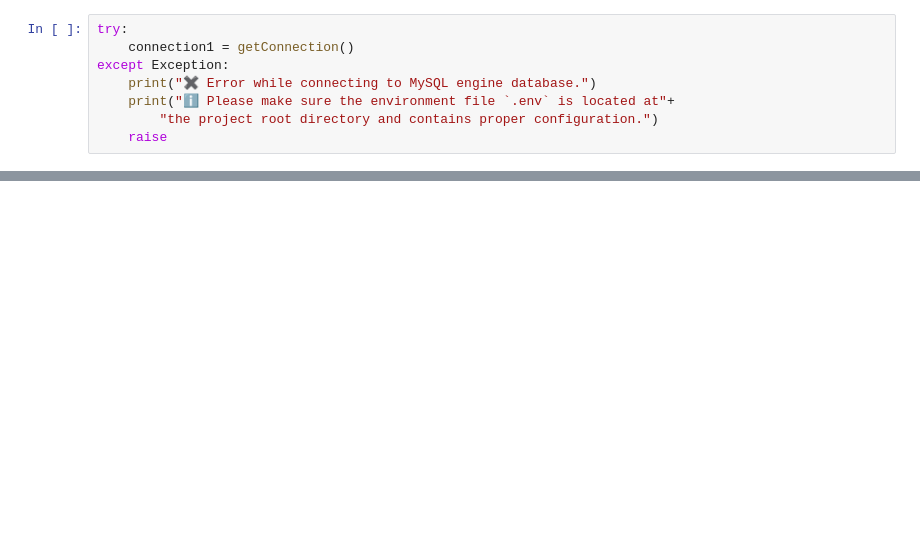
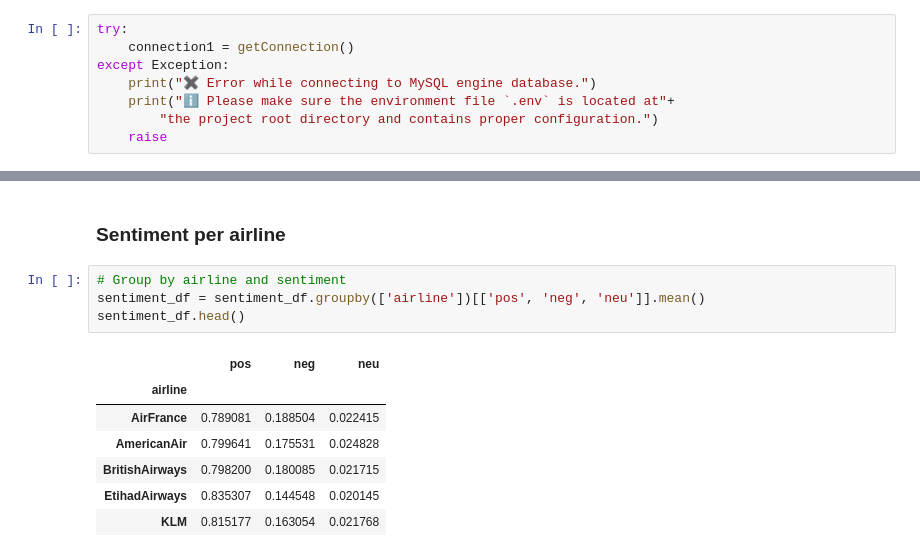
Before and after one commit to danamira/DBL-Data-Challenge, a Jupyter notebook: sentiment_analysis.ipynb, the cells around one changed output, grey strips where cells are left out. Drawn from its saved outputs; the diff is of its cells as text; blank space fills up the shorter version.

```diff
--- a/sentiment_analysis.ipynb
+++ b/sentiment_analysis.ipynb
@@ -184,0 +232,14 @@ Connection closed!
+# %% [markdown]
+### Sentiment per airline
+# %%
+# Group by airline and sentiment
+sentiment_df = sentiment_df.groupby(['airline'])[['pos', 'neg', 'neu']].mean()
+sentiment_df.head()
+# %% [output]
+|  | pos | neg | neu |
+| airline |  |  |  |
+| AirFrance | 0.789081 | 0.188504 | 0.022415 |
+| AmericanAir | 0.799641 | 0.175531 | 0.024828 |
+| BritishAirways | 0.798200 | 0.180085 | 0.021715 |
+| EtihadAirways | 0.835307 | 0.144548 | 0.020145 |
+| KLM | 0.815177 | 0.163054 | 0.021768 |
```
Also changed, not shown: parts of 11 cells of this notebook.
